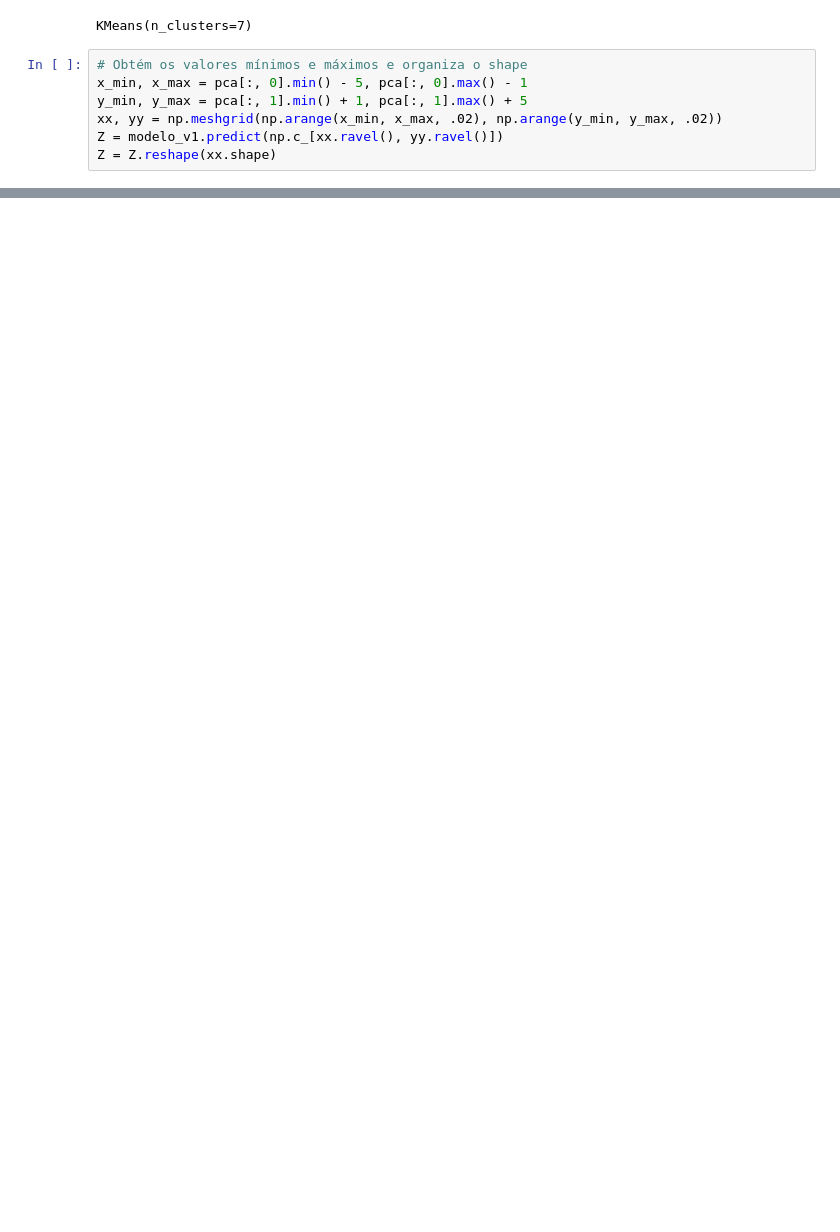
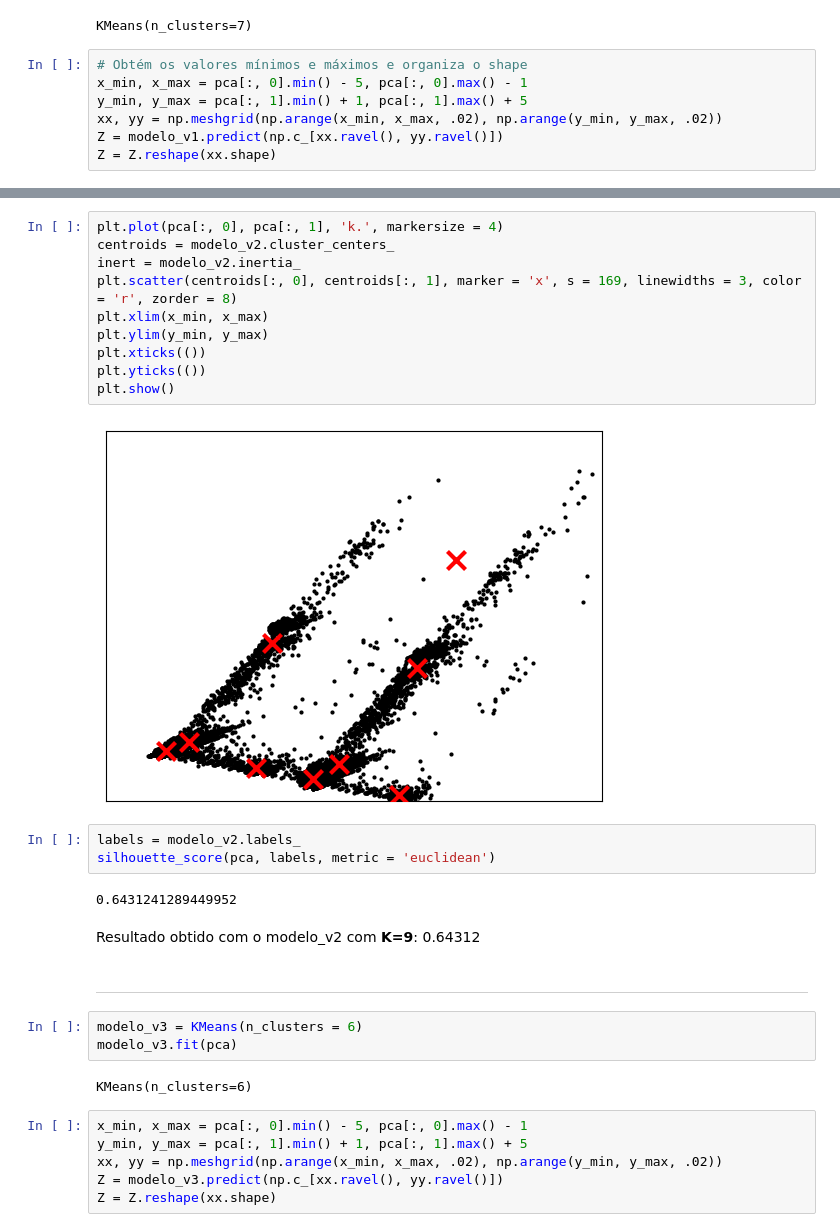
Before and after one commit to thaleswillreis/Modelo-ML-Clusterizacao, a Jupyter notebook: clustering.ipynb, the cells around one changed output, grey strips where cells are left out. Drawn from its saved outputs; the diff is of its cells as text; blank space fills up the shorter version.

```diff
--- a/clustering.ipynb
+++ b/clustering.ipynb
@@ -253,0 +280,32 @@ silhouette_score(pca, labels, metric = 'euclidean')
+# %%
+plt.plot(pca[:, 0], pca[:, 1], 'k.', markersize = 4)
+centroids = modelo_v2.cluster_centers_
+inert = modelo_v2.inertia_
+plt.scatter(centroids[:, 0], centroids[:, 1], marker = 'x', s = 169, linewidths = 3, color = 'r', zorder = 8)
+plt.xlim(x_min, x_max)
+plt.ylim(y_min, y_max)
+plt.xticks(())
+plt.yticks(())
+plt.show()
+# %% [output]
+[figure, added]
+# %%
+labels = modelo_v2.labels_
+silhouette_score(pca, labels, metric = 'euclidean')
+# %% [output]
+0.6431241289449952
+# %% [markdown]
+Resultado obtido com o modelo_v2 com **K=9**: 0.64312
+# %% [markdown]
+---
+# %%
+modelo_v3 = KMeans(n_clusters = 6)
+modelo_v3.fit(pca)
+# %% [output]
+KMeans(n_clusters=6)
+# %%
+x_min, x_max = pca[:, 0].min() - 5, pca[:, 0].max() - 1
+y_min, y_max = pca[:, 1].min() + 1, pca[:, 1].max() + 5
+xx, yy = np.meshgrid(np.arange(x_min, x_max, .02), np.arange(y_min, y_max, .02))
+Z = modelo_v3.predict(np.c_[xx.ravel(), yy.ravel()])
+Z = Z.reshape(xx.shape)
```
Also changed, not shown: parts of 59 cells of this notebook.
